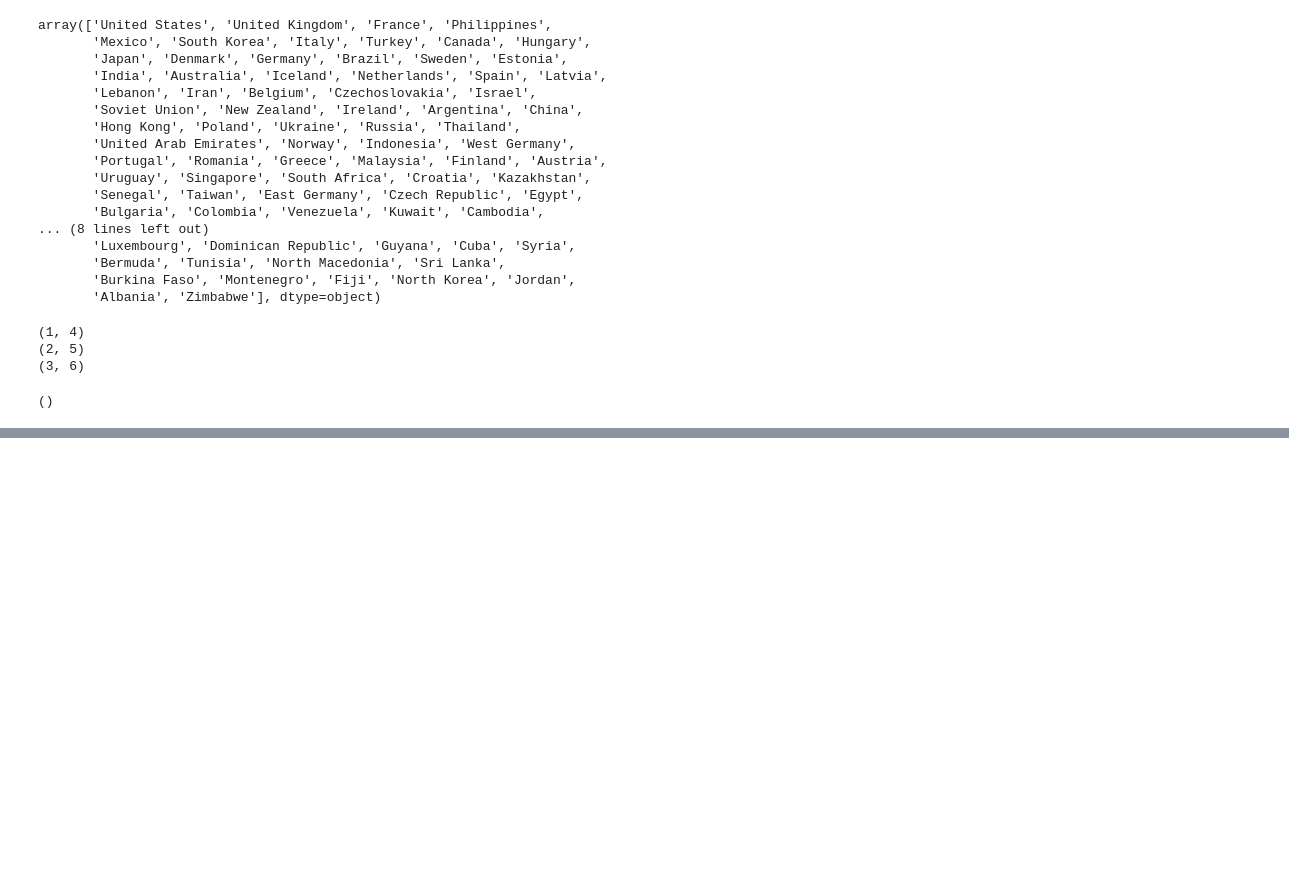
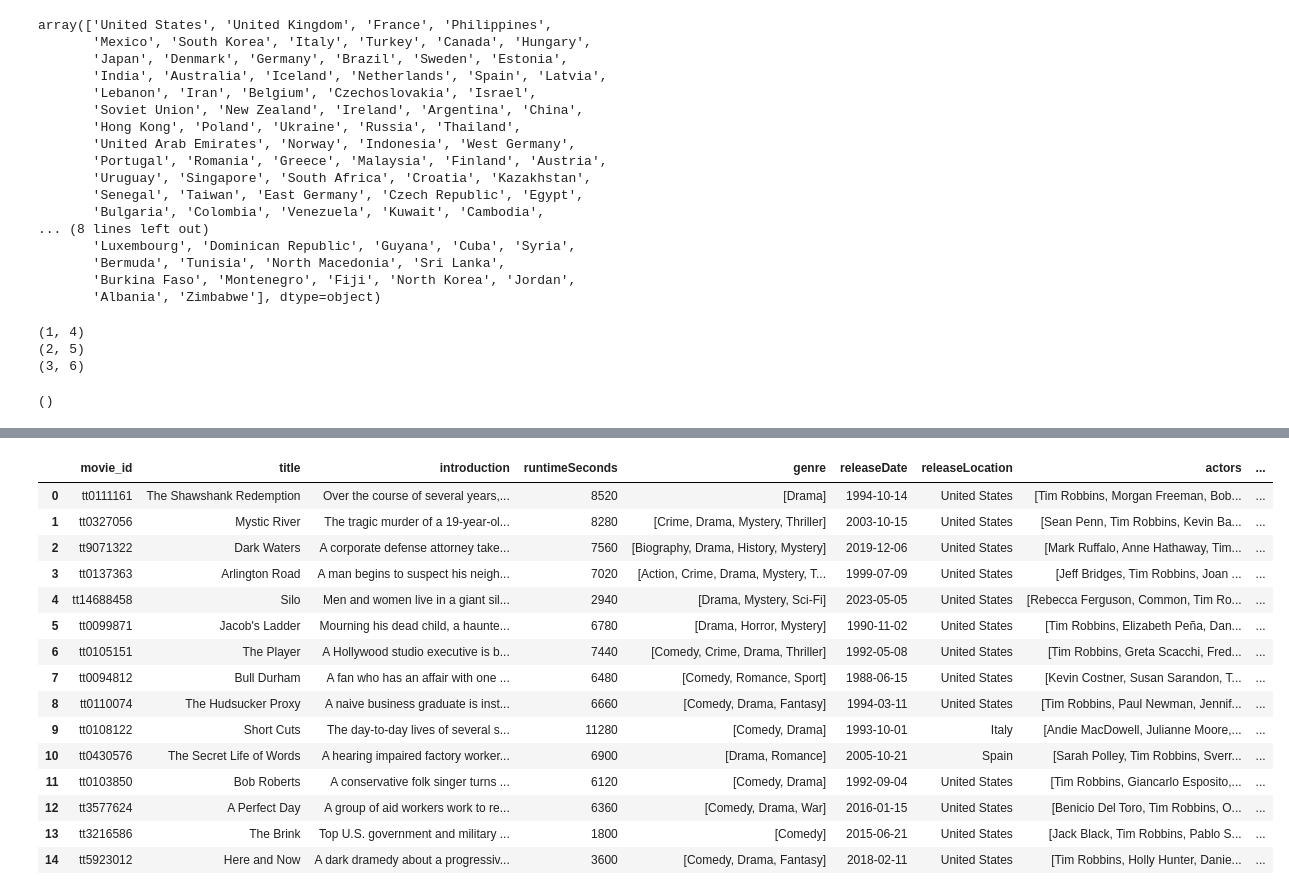
Before and after one commit to HThinhZ/Recommender_System_Project, a Jupyter notebook: recommendation_for_new_user.ipynb, the cells around one changed output, grey strips where cells are left out. Drawn from its saved outputs; the diff is of its cells as text; code cells hidden in the pictures; blank space fills up the shorter version.

```diff
--- a/recommendation_for_new_user.ipynb
+++ b/recommendation_for_new_user.ipynb
@@ -425,0 +428,19 @@ Name: genre, Length: 66123, dtype: bool
+# %%
+get_inf(mi_df, lis_actor)
+# %% [output]
+|  | movie_id | title | introduction | runtimeSeconds | genre | releaseDate | releaseLocation | actors | ... |
+| 0 | tt0111161 | The Shawshank Redemption | Over the course of several years,... | 8520 | [Drama] | 1994-10-14 | United States | [Tim Robbins, Morgan Freeman, Bob... | ... |
+| 1 | tt0327056 | Mystic River | The tragic murder of a 19-year-ol... | 8280 | [Crime, Drama, Mystery, Thriller] | 2003-10-15 | United States | [Sean Penn, Tim Robbins, Kevin Ba... | ... |
+| 2 | tt9071322 | Dark Waters | A corporate defense attorney take... | 7560 | [Biography, Drama, History, Mystery] | 2019-12-06 | United States | [Mark Ruffalo, Anne Hathaway, Tim... | ... |
+| 3 | tt0137363 | Arlington Road | A man begins to suspect his neigh... | 7020 | [Action, Crime, Drama, Mystery, T... | 1999-07-09 | United States | [Jeff Bridges, Tim Robbins, Joan ... | ... |
+| 4 | tt14688458 | Silo | Men and women live in a giant sil... | 2940 | [Drama, Mystery, Sci-Fi] | 2023-05-05 | United States | [Rebecca Ferguson, Common, Tim Ro... | ... |
+| 5 | tt0099871 | Jacob's Ladder | Mourning his dead child, a haunte... | 6780 | [Drama, Horror, Mystery] | 1990-11-02 | United States | [Tim Robbins, Elizabeth Peña, Dan... | ... |
+| 6 | tt0105151 | The Player | A Hollywood studio executive is b... | 7440 | [Comedy, Crime, Drama, Thriller] | 1992-05-08 | United States | [Tim Robbins, Greta Scacchi, Fred... | ... |
+| 7 | tt0094812 | Bull Durham | A fan who has an affair with one ... | 6480 | [Comedy, Romance, Sport] | 1988-06-15 | United States | [Kevin Costner, Susan Sarandon, T... | ... |
+| 8 | tt0110074 | The Hudsucker Proxy | A naive business graduate is inst... | 6660 | [Comedy, Drama, Fantasy] | 1994-03-11 | United States | [Tim Robbins, Paul Newman, Jennif... | ... |
+| 9 | tt0108122 | Short Cuts | The day-to-day lives of several s... | 11280 | [Comedy, Drama] | 1993-10-01 | Italy | [Andie MacDowell, Julianne Moore,... | ... |
+| 10 | tt0430576 | The Secret Life of Words | A hearing impaired factory worker... | 6900 | [Drama, Romance] | 2005-10-21 | Spain | [Sarah Polley, Tim Robbins, Sverr... | ... |
+| 11 | tt0103850 | Bob Roberts | A conservative folk singer turns ... | 6120 | [Comedy, Drama] | 1992-09-04 | United States | [Tim Robbins, Giancarlo Esposito,... | ... |
+| 12 | tt3577624 | A Perfect Day | A group of aid workers work to re... | 6360 | [Comedy, Drama, War] | 2016-01-15 | United States | [Benicio Del Toro, Tim Robbins, O... | ... |
+| 13 | tt3216586 | The Brink | Top U.S. government and military ... | 1800 | [Comedy] | 2015-06-21 | United States | [Jack Black, Tim Robbins, Pablo S... | ... |
+| 14 | tt5923012 | Here and Now | A dark dramedy about a progressiv... | 3600 | [Comedy, Drama, Fantasy] | 2018-02-11 | United States | [Tim Robbins, Holly Hunter, Danie... | ... |
```
Also changed, not shown: parts of 6 cells of this notebook.
